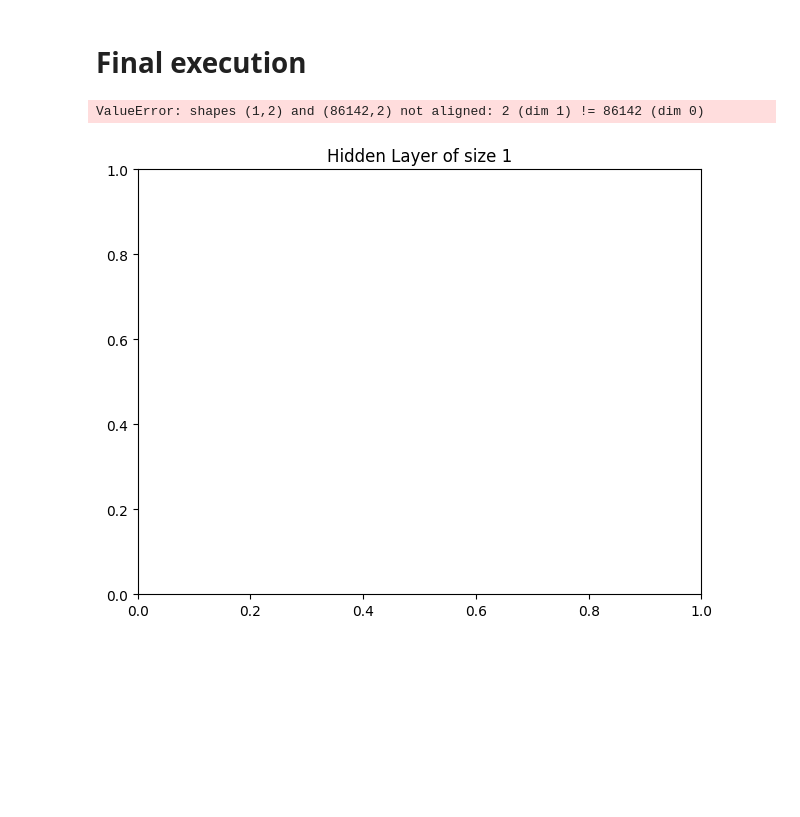
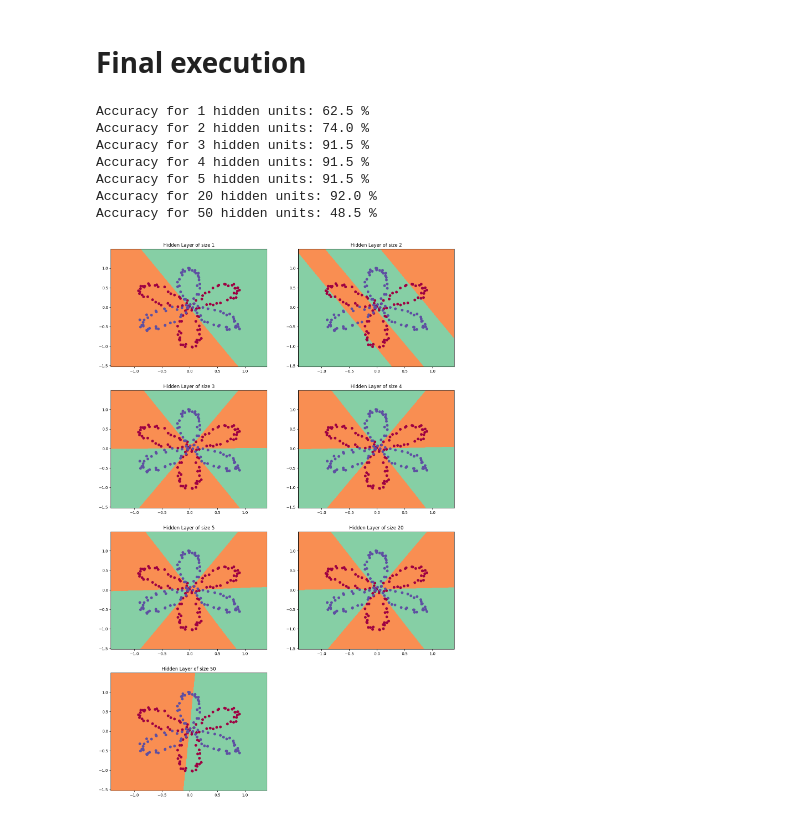
Before and after one commit to tanmay4269/Learning_ML, a Jupyter notebook: aerove/practice/4. shallow neural network example.ipynb, the cells around one changed output. Cells and saved outputs as stored; diff of their text form; code cells hidden in the pictures; blank space fills up the shorter version.

```diff
--- a/aerove/practice/4. shallow neural network example.ipynb
+++ b/aerove/practice/4. shallow neural network example.ipynb
@@ -97,11 +94,11 @@ def forward_propagation(X, parameters):
 # %%
 def calc_cost(A2, Y, parameters):
     m = Y.shape[1]
-    logprobs = np.multiply(Y ,np.log(A2)) + np.multiply((1-Y), np.log(1-A2))
+    logprobs = (Y * np.log(A2)) + ((1-Y) * np.log(1-A2))
     cost = (-1/m) * np.sum(logprobs)
     cost = float(np.squeeze(cost))  # fixes dimentions
 
-    return cost
+    return cost  # a scaler
 # %%
 def backward_propagation(parameters, cache, X, Y):
     m = X.shape[1]
@@ -117,11 +114,12 @@ def backward_propagation(parameters, cache, X, Y):
     Z2 = cache["Z2"]
 
     dZ2 = A2 - Y
-    dW2 = (1/m) * np.dot(dZ2,A1.T)
-    db2 = (1/m) *(np.sum(dZ2,axis=1,keepdims=True))
-    dZ1 = np.dot(W2.T,dZ2) * (1 - np.power(A1,2))
-    dW1 = (1/m) *(np.dot(dZ1,X.T))
-    db1 = (1/m) *(np.sum(dZ1, axis=1, keepdims=True))
+    dW2 = (1/m) * np.dot(dZ2, A1.T)
+    db2 = (1/m) * np.sum(dZ2, axis=1, keepdims=True)
+
+    dZ1 = np.dot(W2.T, dZ2) * (1 - np.power(A1, 2))
+    dW1 = (1/m) * np.dot(dZ1, X.T)
+    db1 = (1/m) * np.sum(dZ1, axis=1, keepdims=True)
 
     grads = {
         "dW1": dW1,
@@ -169,20 +167,24 @@ def nn_model(X, Y, n_h, learning_rate, num_iterations = 10000, print_cost=False)
     W2 = parameters["W2"]
     b2 = parameters["b2"]
 
-    # Loop (gradient descent)
+    # Gradient descent
     for i in range(0, num_iterations):
-        # Forward propagation. Inputs: "X, parameters". Outputs: "A2, cache"
+        # Forward propagation
         A2, cache = forward_propagation(X, parameters)
-        # Cost function. Inputs: "A2, Y, parameters". Outputs: "cost"
+        # cache === {Z1, A1, Z2, A2}
+
+        # Cost function
         cost = calc_cost(A2, Y, parameters)
-        # Backpropagation. Inputs: "parameters, cache, X, Y". Outputs: "grads"
+
+        # Backpropagation
         grads = backward_propagation(parameters, cache, X, Y)
+
         # Update rule for each parameter
         parameters = update_parameters(parameters, grads, learning_rate)
-        # If print_cost=True, Print the cost every 1000 iterations
-        if print_cost and i % 1000 == 0:
+
+        if print_cost==True and i % 1000 == 0:
             print ("Cost after iteration %i: %f" %(i, cost))
-    # Returns parameters learnt by the model. They can then be used to predict output
+
     return parameters
 # %% [markdown]
 # Final execution
@@ -193,37 +195,39 @@ def predict(parameters, X):
 
     return predictions
 # %%
-def plot_decision_boundary(model, X, y):
+def plot_decision_boundary(pred_func, X, y):
     # Set min and max values and give it some padding
     x_min, x_max = X[0, :].min() - 0.5, X[0, :].max() + 0.5
     y_min, y_max = X[1, :].min() - 0.5, X[1, :].max() + 0.5
-    h = 0.01  # step size in the mesh
+    h = 0.01
 
     # Generate a grid of points with distance h between them
     xx, yy = np.meshgrid(np.arange(x_min, x_max, h), np.arange(y_min, y_max, h))
 
     # Predict the function value for the whole grid
-    Z = model(np.c_[xx.ravel(), yy.ravel()].T)
-
-    # Reshape the output into a meshgrid for plotting
+    Z = pred_func(np.c_[xx.ravel(), yy.ravel()])
     Z = Z.reshape(xx.shape)
 
     # Plot the contour and training examples
     plt.contourf(xx, yy, Z, cmap=plt.cm.Spectral)
     plt.scatter(X[0, :], X[1, :], c=y.ravel(), cmap=plt.cm.Spectral)
-
-    plt.show()
 # %%
 plt.figure(figsize=(16, 32))
 hidden_layer_sizes = [1, 2, 3, 4, 5, 20, 50]
 for i, n_h in enumerate(hidden_layer_sizes):
     plt.subplot(5, 2, i+1)
     plt.title('Hidden Layer of size %d' % n_h)
-    parameters = nn_model(X, Y, n_h,1.2, num_iterations = 5000)
+    parameters = nn_model(X, Y, n_h, learning_rate=1.2, num_iterations = 10_000)
     plot_decision_boundary(lambda x: predict(parameters, x.T), X, Y)
     predictions = predict(parameters, X)
     accuracy = float((np.dot(Y,predictions.T) + np.dot(1-Y,1-predictions.T))/float(Y.size)*100)
     print ("Accuracy for {} hidden units: {} %".format(n_h, accuracy))
 # %% [output]
-ValueError: shapes (1,2) and (86142,2) not aligned: 2 (dim 1) != 86142 (dim 0)
+Accuracy for 1 hidden units: 62.5 %
+Accuracy for 2 hidden units: 74.0 %
+Accuracy for 3 hidden units: 91.5 %
+Accuracy for 4 hidden units: 91.5 %
+Accuracy for 5 hidden units: 91.5 %
+Accuracy for 20 hidden units: 92.0 %
+Accuracy for 50 hidden units: 48.5 %
-[figure, old version]
+[figure, new version]
```
Also changed, not shown: parts of 2 cells of this notebook.
